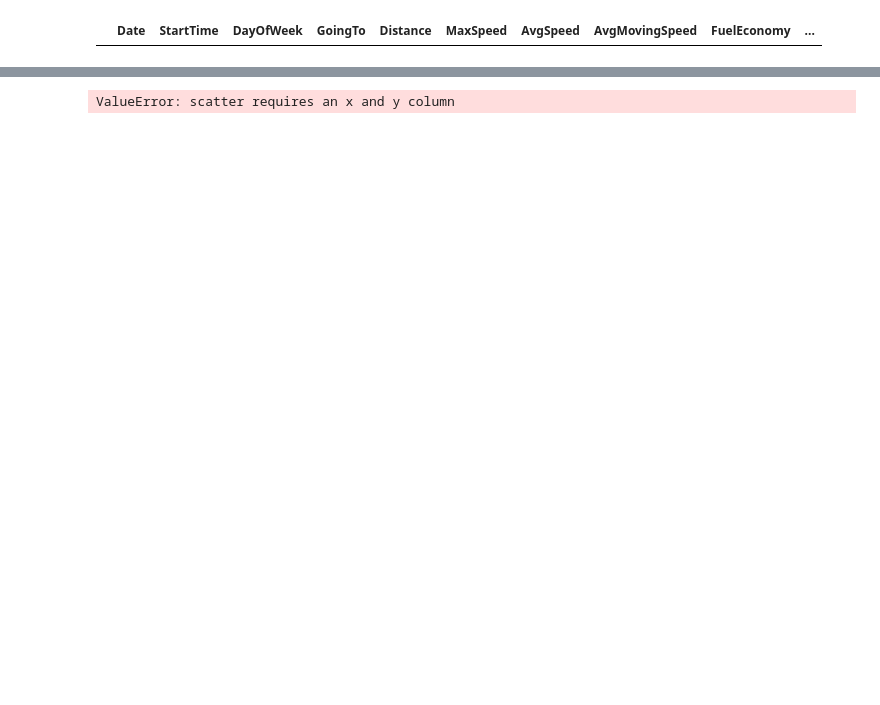
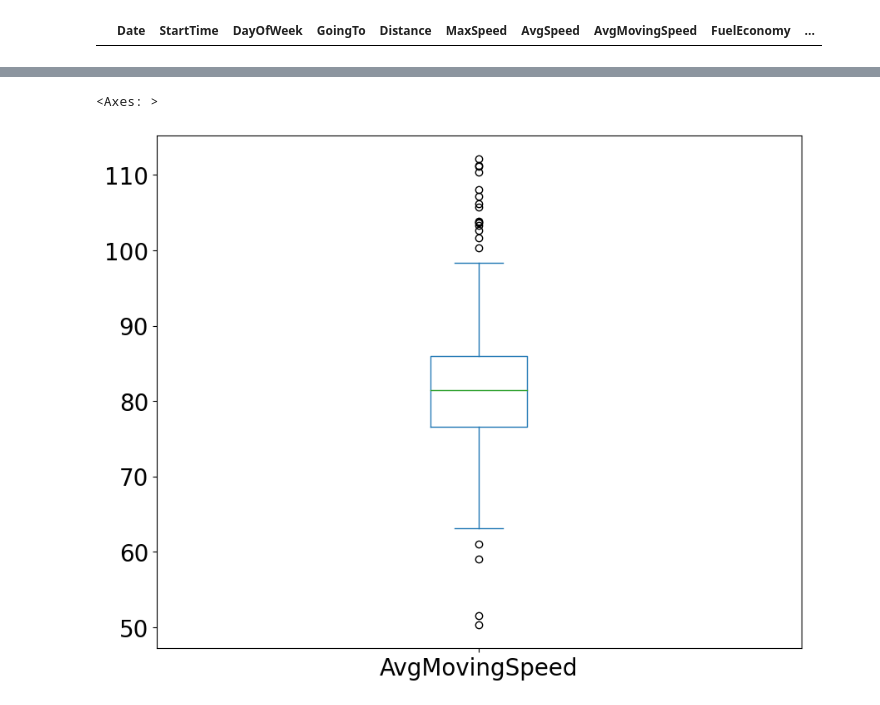
Before and after one commit to danifelman/DanielaFelman, a Jupyter notebook: PandasAssignment.ipynb, the cells around one changed output, grey strips where cells are left out. Cells and saved outputs as stored; diff of their text form; code cells hidden in the pictures; blank space fills up the shorter version.

```diff
--- a/PandasAssignment.ipynb
+++ b/PandasAssignment.ipynb
@@ -198,4 +204,5 @@ df.iloc[10:14] #indexing rows
 # %%
-df.plot(kind='scatter')
+df['AvgMovingSpeed'].plot(kind='box')
 # %% [output]
-ValueError: scatter requires an x and y column
+<Axes: >
+[figure, added]
```
Also changed, not shown: parts of 3 cells of this notebook.
